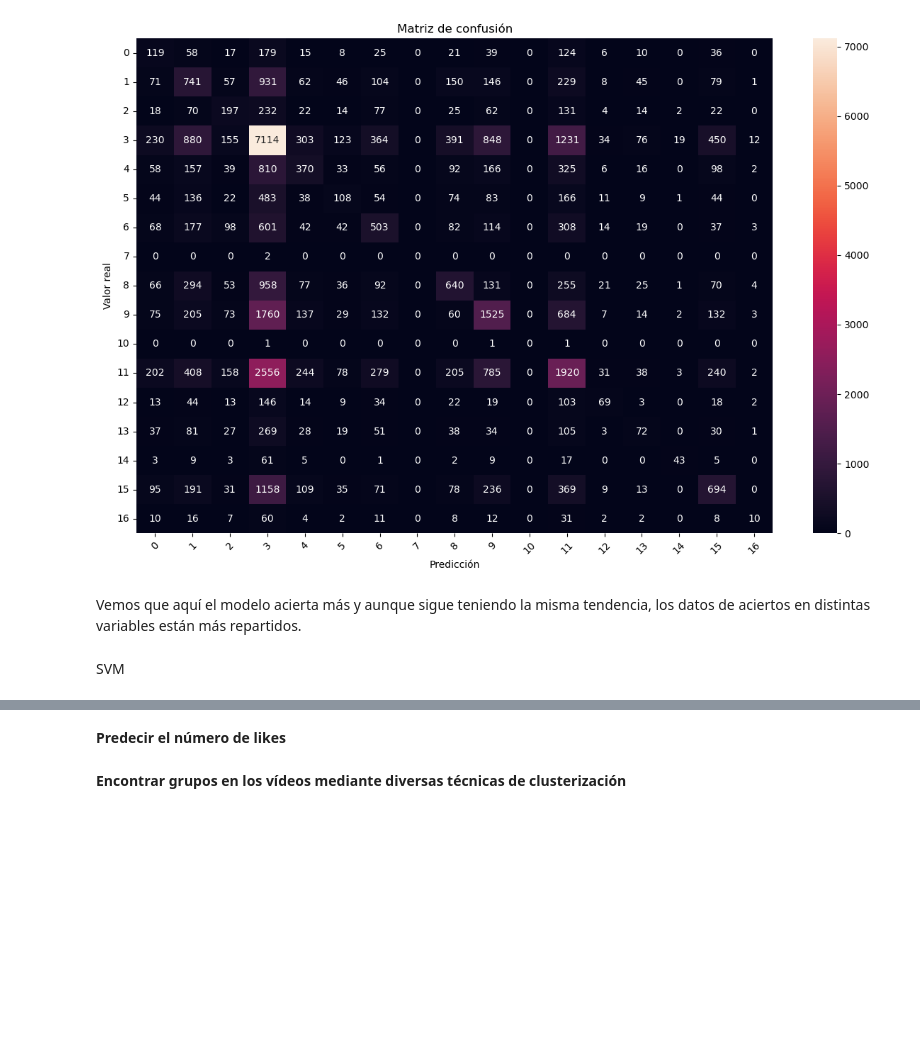
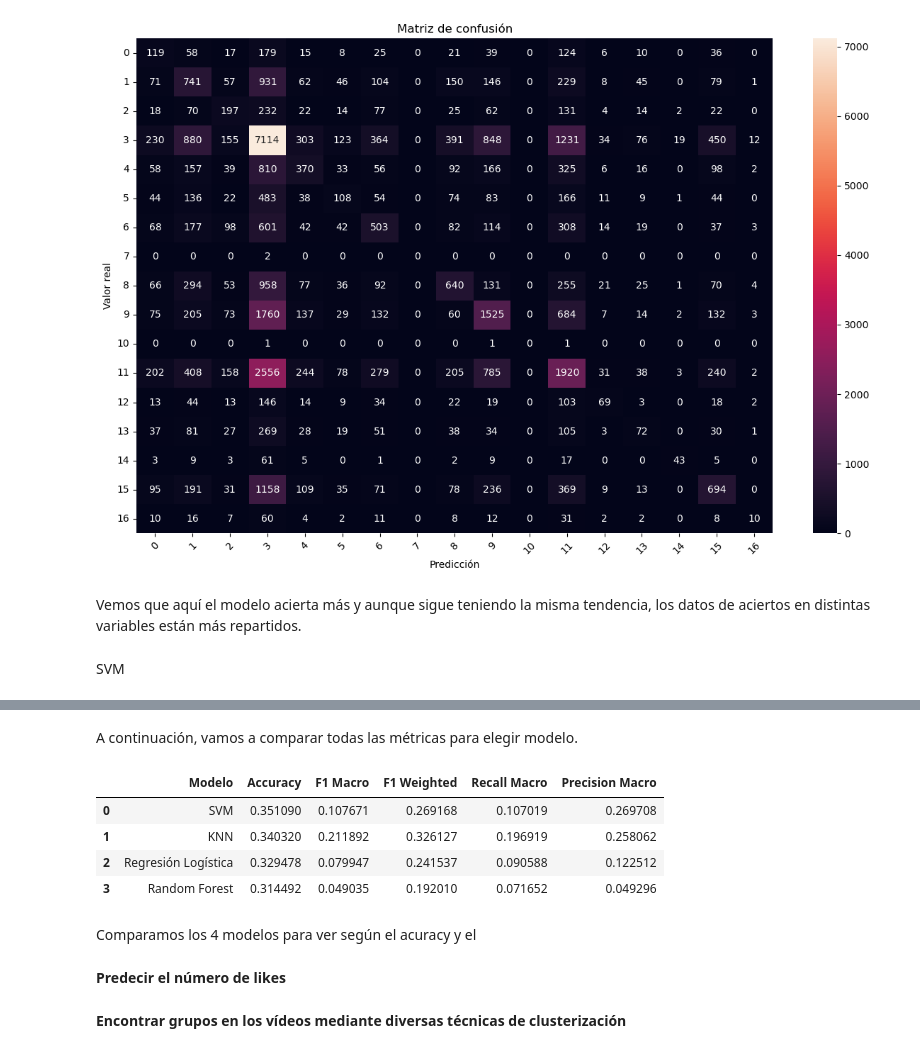
Before and after one commit to fernanditomartinez85/PRACTICA-FINAL-IA, a Jupyter notebook: exploratory_analysis.ipynb, the cells around one changed output, grey strips where cells are left out. Drawn from its saved outputs; the diff is of its cells as text; code cells hidden in the pictures; blank space fills up the shorter version.

```diff
--- a/exploratory_analysis.ipynb
+++ b/exploratory_analysis.ipynb
@@ -855,3 +851,30 @@ NameError: name 'pipeline_svm' is not defined
+# %% [markdown]
+A continuación, vamos a comparar todas las métricas para elegir modelo.
+# %%
+metrics = ["Accuracy", "F1 Macro", "F1 Weighted",
+           "Recall Macro", "Precision Macro"]
+
+df_comparison = df_comparison.sort_values(
+    by="Accuracy", ascending=False
+).reset_index(drop=True)
+
+tabla = df_comparison.style
+
+for col in metrics:
+    tabla = tabla.highlight_max(
+        subset=[col],
+        props="font-weight: bold; font-size: 16px;"
+    )
+
+tabla
+# %% [output]
+|  | Modelo | Accuracy | F1 Macro | F1 Weighted | Recall Macro | Precision Macro |
+| 0 | SVM | 0.351090 | 0.107671 | 0.269168 | 0.107019 | 0.269708 |
+| 1 | KNN | 0.340320 | 0.211892 | 0.326127 | 0.196919 | 0.258062 |
+| 2 | Regresión Logística | 0.329478 | 0.079947 | 0.241537 | 0.090588 | 0.122512 |
+| 3 | Random Forest | 0.314492 | 0.049035 | 0.192010 | 0.071652 | 0.049296 |
+# %% [markdown]
+Comparamos los 4 modelos para ver según el acuracy y el
 # %% [markdown]
 **Predecir el número de likes**
 # %% [markdown]
```
Also changed, not shown: parts of 6 cells of this notebook.
